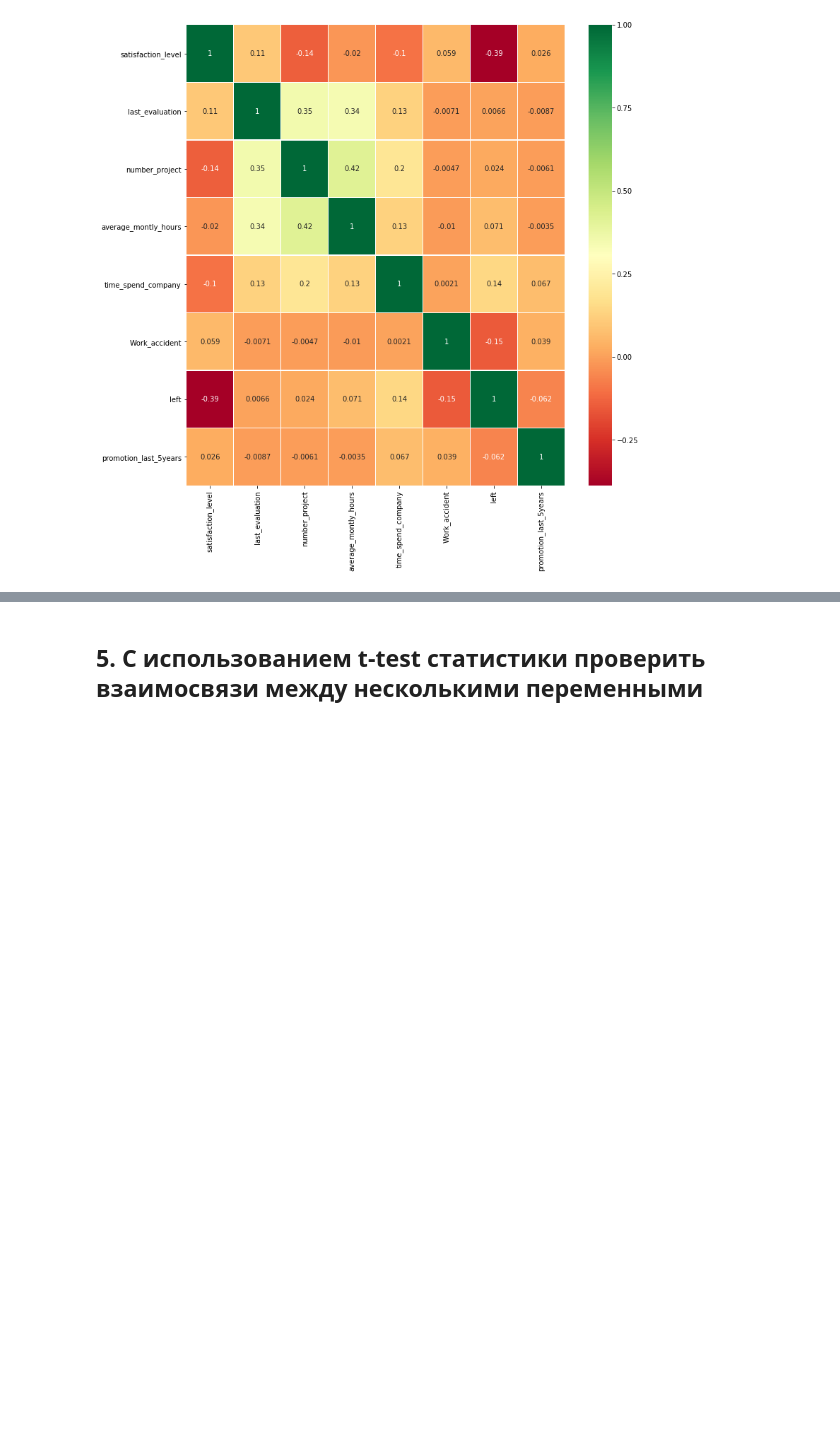
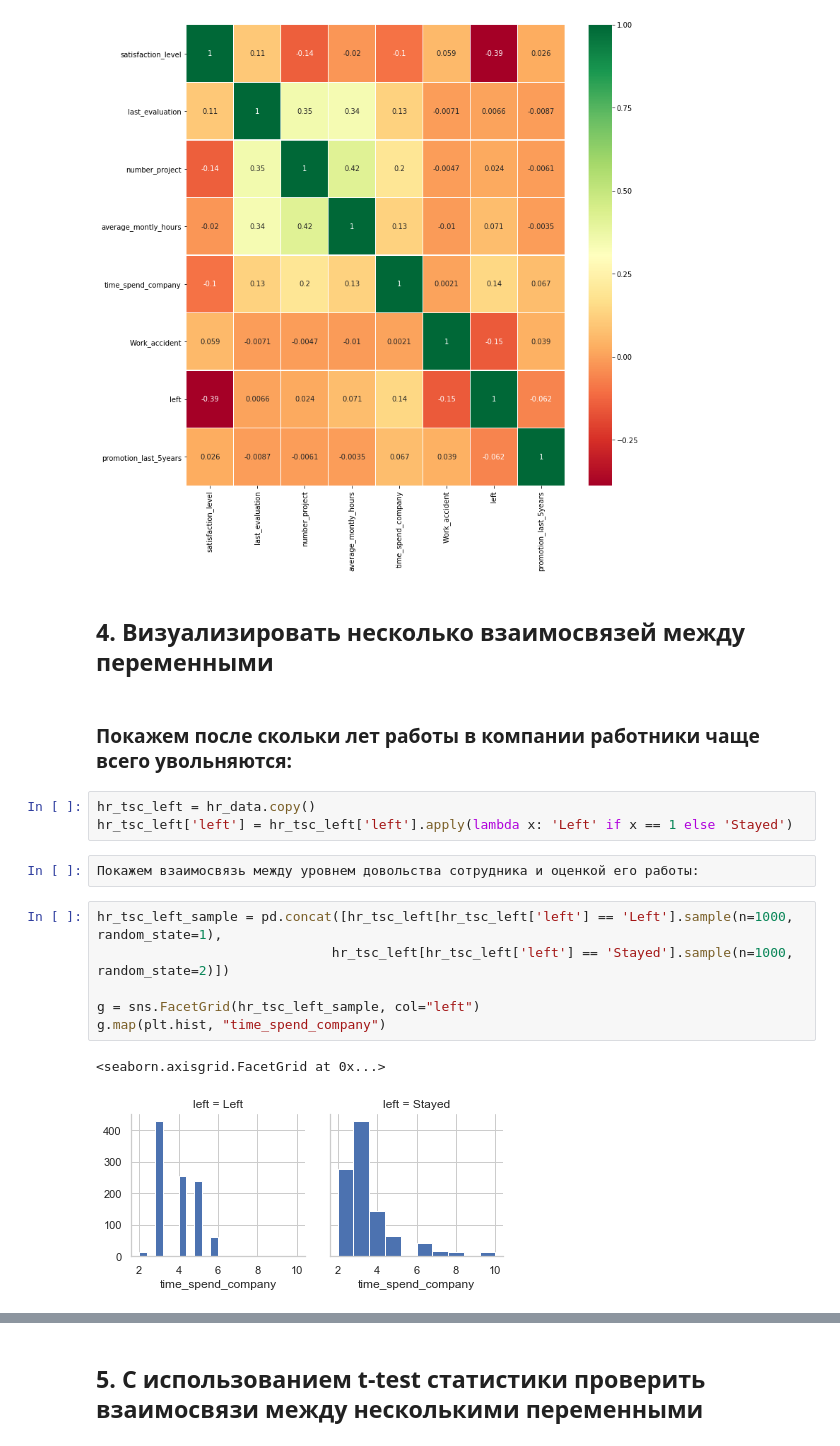
Before and after one commit to edwardwerner/netology-data-science, a Jupyter notebook: Final_work_python.ipynb, the cells around one changed output, grey strips where cells are left out. Saved outputs shown, nothing was run; the diff lists cells and outputs as text; blank space fills up the shorter version.

```diff
--- a/Final_work_python.ipynb
+++ b/Final_work_python.ipynb
@@ -56,3 +56,21 @@ fig.set_size_inches(12,12)
 plt.show()
 # %% [output]
 [figure]
+# %% [markdown]
+## 4. Визуализировать несколько взаимосвязей между переменными
+# %% [markdown]
+### Покажем после скольки лет работы в компании работники чаще всего увольняются:
+# %%
+hr_tsc_left = hr_data.copy()
+hr_tsc_left['left'] = hr_tsc_left['left'].apply(lambda x: 'Left' if x == 1 else 'Stayed')
+# %%
+Покажем взаимосвязь между уровнем довольства сотрудника и оценкой его работы:
+# %%
+hr_tsc_left_sample = pd.concat([hr_tsc_left[hr_tsc_left['left'] == 'Left'].sample(n=1000, random_state=1),
+                              hr_tsc_left[hr_tsc_left['left'] == 'Stayed'].sample(n=1000, random_state=2)])
+
+g = sns.FacetGrid(hr_tsc_left_sample, col="left")
+g.map(plt.hist, "time_spend_company")
+# %% [output]
+<seaborn.axisgrid.FacetGrid at 0x...>
+[figure, added]
```
Also changed, not shown: parts of 14 cells of this notebook.
